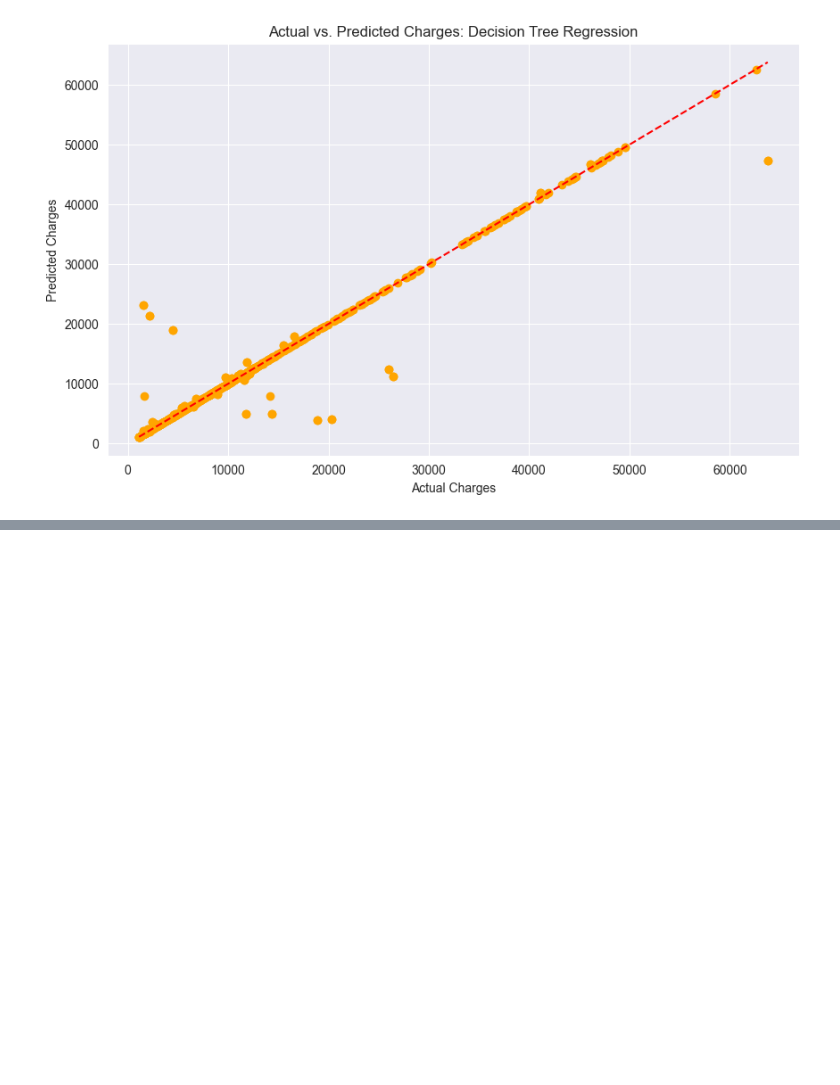
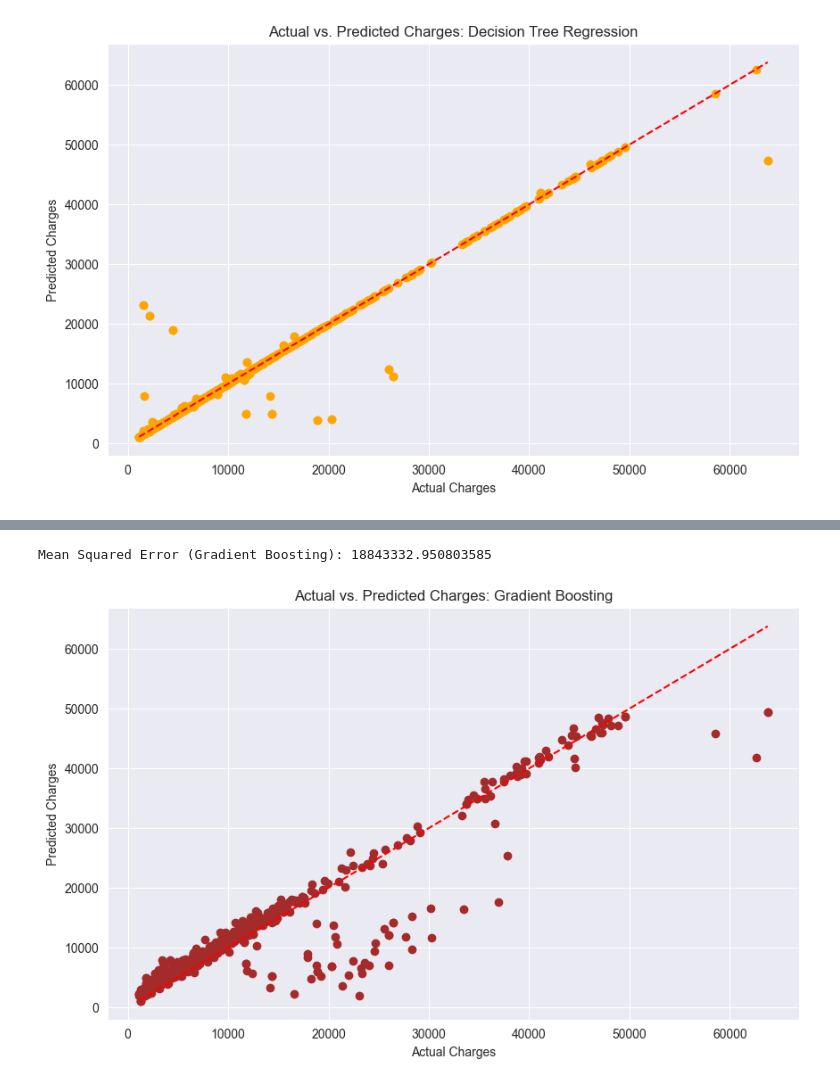
Before and after one commit to Kuz18/ML-Healthcare-Charges-Prediction, a Jupyter notebook: healthcare analytics.ipynb, the cells around one changed output, grey strips where cells are left out. Drawn from its saved outputs; the diff is of its cells as text; code cells hidden in the pictures; blank space fills up the shorter version.

```diff
--- a/healthcare analytics.ipynb
+++ b/healthcare analytics.ipynb
@@ -231,0 +294,27 @@ Mean Squared Error (Decision Tree): 8658302.858462535
+# %%
+from sklearn.ensemble import GradientBoostingRegressor
+from sklearn.metrics import mean_squared_error
+import matplotlib.pyplot as plt
+
+#Initialize and train the Gradient Boosting Regressor Model
+gb_model = GradientBoostingRegressor(random_state=42)
+gb_model.fit(X_train, y_train)
+
+#Make predictions on the test set
+gb_predictions = gb_model.predict(X_test)
+
+#Compute the MSE of the GBR model
+gb_mse = mean_squared_error(y_test, gb_predictions)
+print("Mean Squared Error (Gradient Boosting):", gb_mse)
+
+#Plot Actual vs. Predicted Charges for the GBR model
+plt.figure(figsize=(10, 6))
+plt.scatter(y_test, gb_predictions, color='brown')
+plt.plot([min(y_test), max(y_test)], [min(y_test), max(y_test)],color = 'red', linestyle = '--')
+plt.xlabel('Actual Charges')
+plt.ylabel('Predicted Charges')
+plt.title('Actual vs. Predicted Charges: Gradient Boosting')
+plt.show()
+# %% [output]
+Mean Squared Error (Gradient Boosting): 18843332.950803585
+[figure, added]
```
Also changed, not shown: parts of 9 cells of this notebook.
